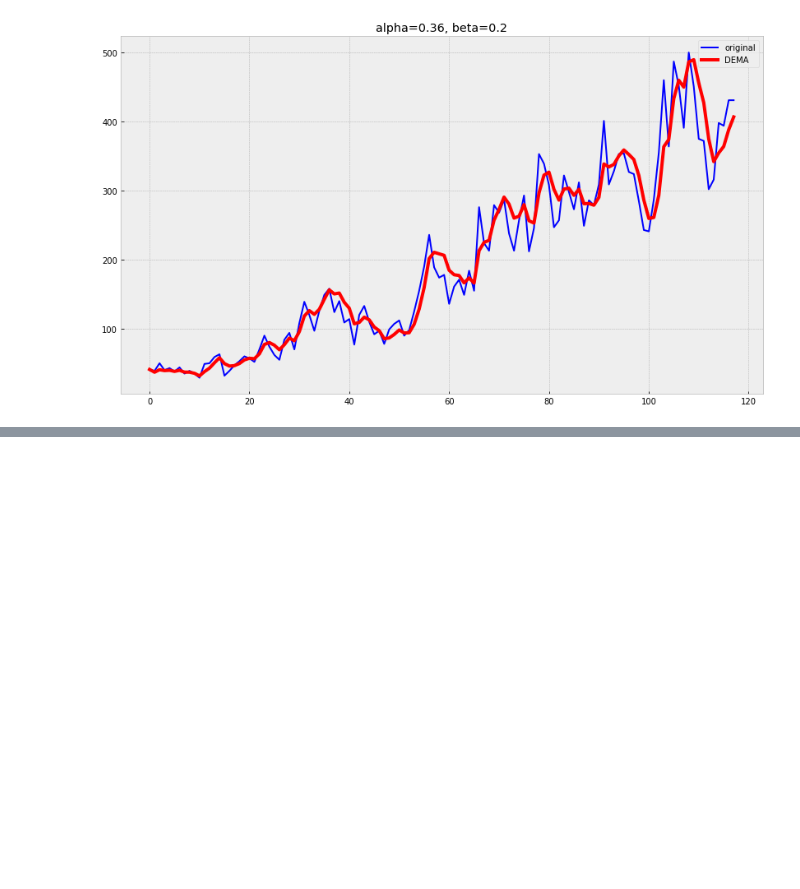
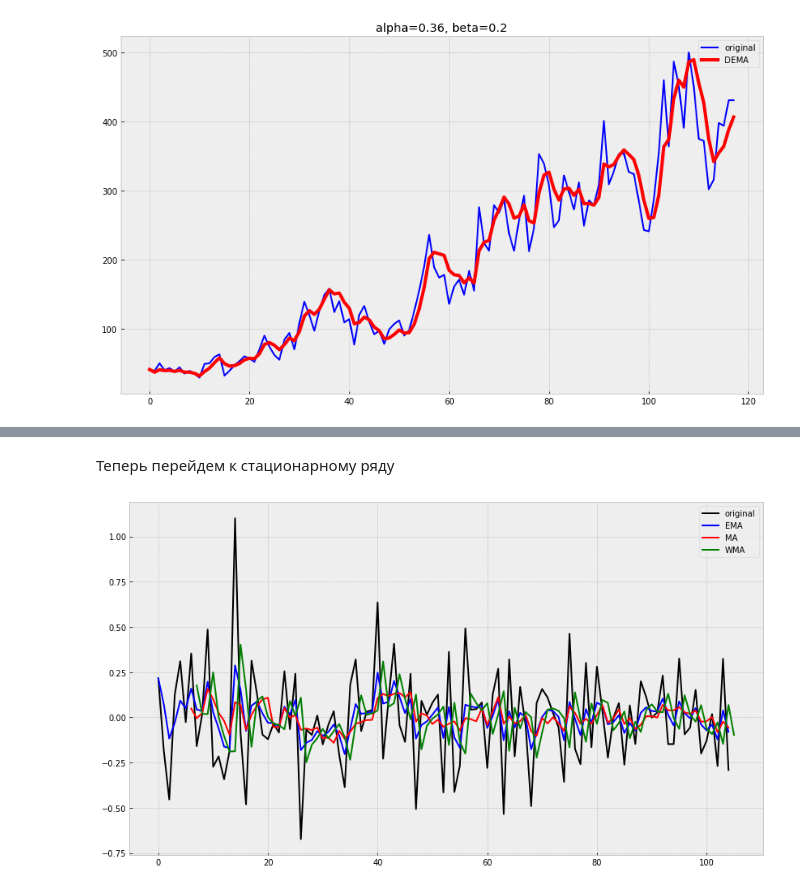
Before and after one commit to levprltsk/Python-Netology-HWs, a Jupyter notebook: HW-time_series_ma.ipynb, the cells around one changed output, grey strips where cells are left out. Cells and saved outputs as stored; diff of their text form; code cells hidden in the pictures; blank space fills up the shorter version.

```diff
--- a/HW-time_series_ma.ipynb
+++ b/HW-time_series_ma.ipynb
@@ -165,0 +201,15 @@ train, test, val = series[:60], series[60:70], series[70:]
+# %% [markdown]
+Теперь перейдем к стационарному ряду
+# %%
+ema = exponential_moving_average(series_st, 0.36)
+wma = weighted_moving_average(series_st, 7, [1,1,2,3,4,8,16])
+ma = moving_average(series_st, 7)
+with plt.style.context('bmh'):
+    plt.figure(figsize=(14, 8))
+    plt.plot(series_st, color='black',label='original')
+    plt.plot(ema, color='blue', linewidth='2', label='EMA')
+    plt.plot(ma, color='red', linewidth='2', label='MA')
+    plt.plot(wma, color='green', linewidth='2', label='WMA')
+    plt.legend()
+# %% [output]
+[figure, added]
```
Also changed, not shown: parts of 25 cells of this notebook.
